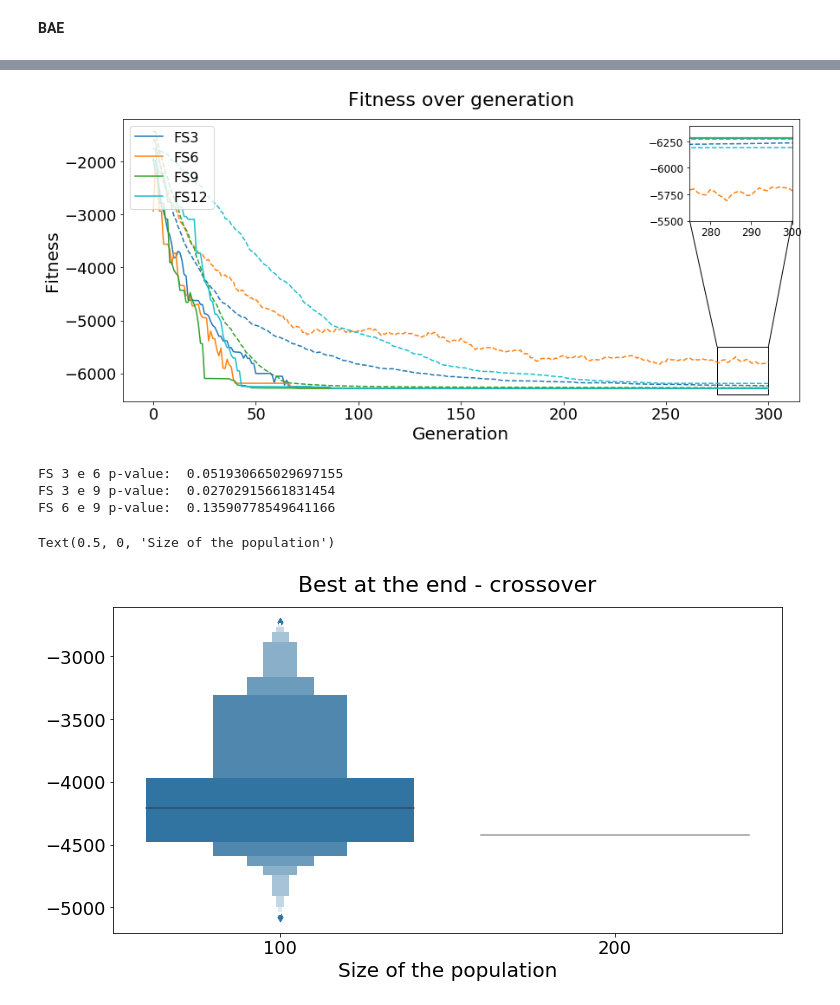
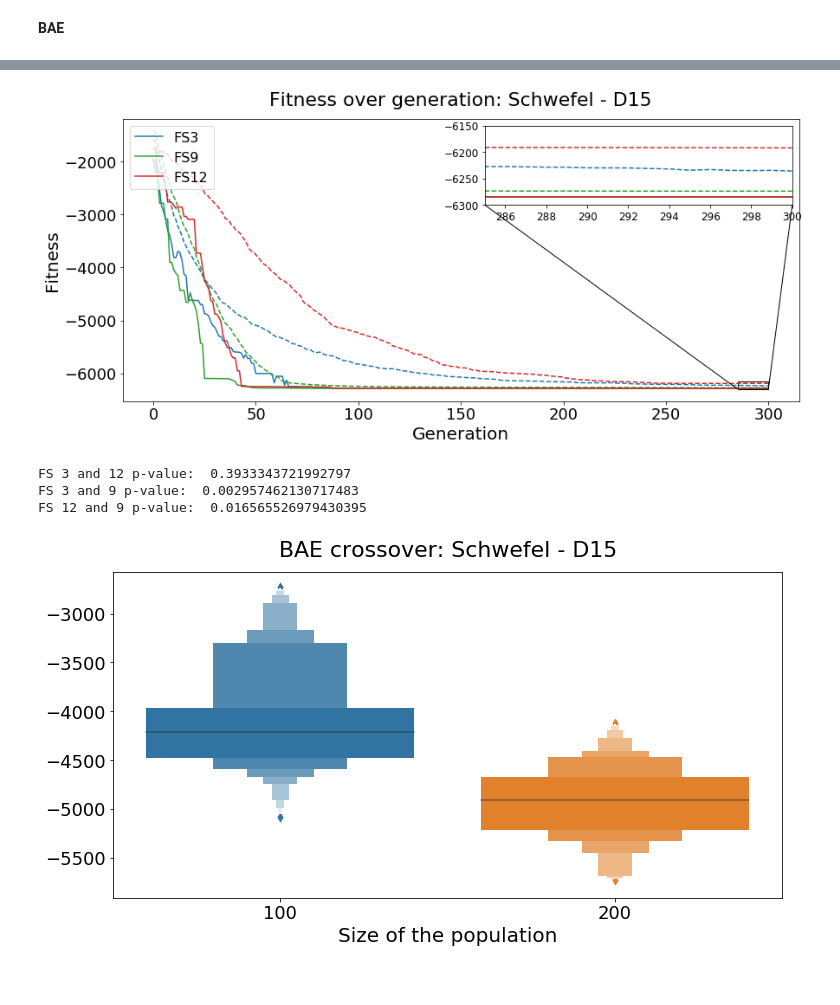
Before and after one commit to eleonoragatti44/Transposition-ECProject, a Jupyter notebook: analysis.ipynb, the cells around one changed output, grey strips where cells are left out. Saved outputs shown, nothing was run; the diff lists cells and outputs as text; code cells hidden in the pictures.

```diff
--- a/analysis.ipynb
+++ b/analysis.ipynb
@@ -471,37 +475,39 @@ fs12 = get_data('Results/Schwefel/schwefel_transposition_12_D15.dat')
 fs15 = get_data('Results/Schwefel/schwefel_transposition_15_D15.dat')
 
 fig, ax = plt.subplots(figsize=(14,6))
-axins = zoomed_inset_axes(ax, zoom=2, loc=1)
+axins = zoomed_inset_axes(ax, zoom=10, loc=1)
 
 ax.plot(fs3[0], label='FS3', c='tab:blue')
 ax.plot(fs3[1], c='tab:blue', linestyle='dashed')
 axins.plot(fs3[0], label='FS3', c='tab:blue')
 axins.plot(fs3[1], c='tab:blue', linestyle='dashed')
 
+'''
 ax.plot(fs6[0], label='FS6', c='tab:orange')
 ax.plot(fs6[1], c='tab:orange', linestyle='dashed')
 axins.plot(fs6[0], label='FS6', c='tab:orange')
 axins.plot(fs6[1], c='tab:orange', linestyle='dashed')
+'''
 
 ax.plot(fs9[0], label='FS9', c='tab:green')
 ax.plot(fs9[1], c='tab:green', linestyle='dashed')
 axins.plot(fs9[0], label='FS9', c='tab:green')
 axins.plot(fs9[1], c='tab:green', linestyle='dashed')
 
-ax.plot(fs12[0], label='FS12', c='tab:cyan')
-ax.plot(fs12[1], c='tab:cyan', linestyle='dashed')
-axins.plot(fs12[0], label='FS12', c='tab:cyan')
-axins.plot(fs12[1], c='tab:cyan', linestyle='dashed')
+ax.plot(fs12[0], label='FS12', c='tab:red')
+ax.plot(fs12[1], c='tab:red', linestyle='dashed')
+axins.plot(fs12[0], label='FS12', c='tab:red')
+axins.plot(fs12[1], c='tab:red', linestyle='dashed')
 
 # zoom
 
-x1, x2, y1, y2 = 275, 300, -5500, -6400
+x1, x2, y1, y2 = 285, 300, -6300, -6150
 axins.set_xlim(x1, x2)
 axins.set_ylim(y1, y2)
 axins.tick_params(axis='both', labelsize=12)
 mark_inset(ax, axins, loc1=3, loc2=4);
 
-ax.set_title('Fitness over generation', pad=15)
+ax.set_title('Fitness over generation: Schwefel - D15', pad=15)
 ax.set_xlabel('Generation')
 ax.set_ylabel('Fitness')
 ax.legend(loc='upper left', fontsize=16)
@@ -510,36 +516,34 @@ plt.savefig('Figure/fitness_schwefel_D15.pdf', dpi=400)
 #plt.xlim(0,500)
 #plt.ylim(0,10)
 # %% [output]
-[figure, old version]
+[figure, new version]
 # %%
 #Wilcoxon parametric test for the possible pairs.
 
-test = wilcoxon(fs3_bea, fs6_bea)
-print('FS 3 e 6 p-value: ', test[1])
+test = wilcoxon(fs3_bea, fs12_bea)
+print('FS 3 and 12 p-value: ', test[1])
 
 test = wilcoxon(fs3_bea, fs9_bea)
-print('FS 3 e 9 p-value: ', test[1])
+print('FS 3 and 9 p-value: ', test[1])
 
-test = wilcoxon(fs9_bea, fs6_bea)
-print('FS 6 e 9 p-value: ', test[1])
+test = wilcoxon(fs9_bea, fs12_bea)
+print('FS 12 and 9 p-value: ', test[1])
 # %% [output]
-FS 3 e 6 p-value:  0.051930665029697155
-FS 3 e 9 p-value:  0.02702915661831454
-FS 6 e 9 p-value:  0.13590778549641166
+FS 3 and 12 p-value:  0.3933343721992797
+FS 3 and 9 p-value:  0.002957462130717483
+FS 12 and 9 p-value:  0.016565526979430395
 # %%
 mpl.rcParams['figure.figsize'] = (12, 6)
 
 pop100 = get_data('Results/Schwefel/schwefel_crossover_D15_pop100_bea.dat')
 pop200 = get_data('Results/Schwefel/schwefel_crossover_D15_pop200_bea.dat')
 
-#df = pd.DataFrame({'fs3':fs3, 'fs6':fs6, 'fs9':fs9, 'fs12':fs12, 'fs15':fs15, 'fs18':fs18})
 df_cross = pd.DataFrame({'100':pop100, '200':pop200})
 ax = sns.boxenplot(data=df_cross)
 
-ax.set_title('Best at the end - crossover', pad=15)
+ax.set_title('BAE crossover: Schwefel - D15', pad=15)
 ax.set_xlabel('Size of the population')
 
-#plt.savefig('Figure/box_schwefel_crossover_D20.pdf', dpi=400)
+plt.savefig('Figure/box_schwefel_crossover_D15.pdf', dpi=400)
 # %% [output]
-Text(0.5, 0, 'Size of the population')
-[figure, old version]
+[figure, new version]
```
Also changed, not shown: parts of 28 cells of this notebook, 18 other files.
